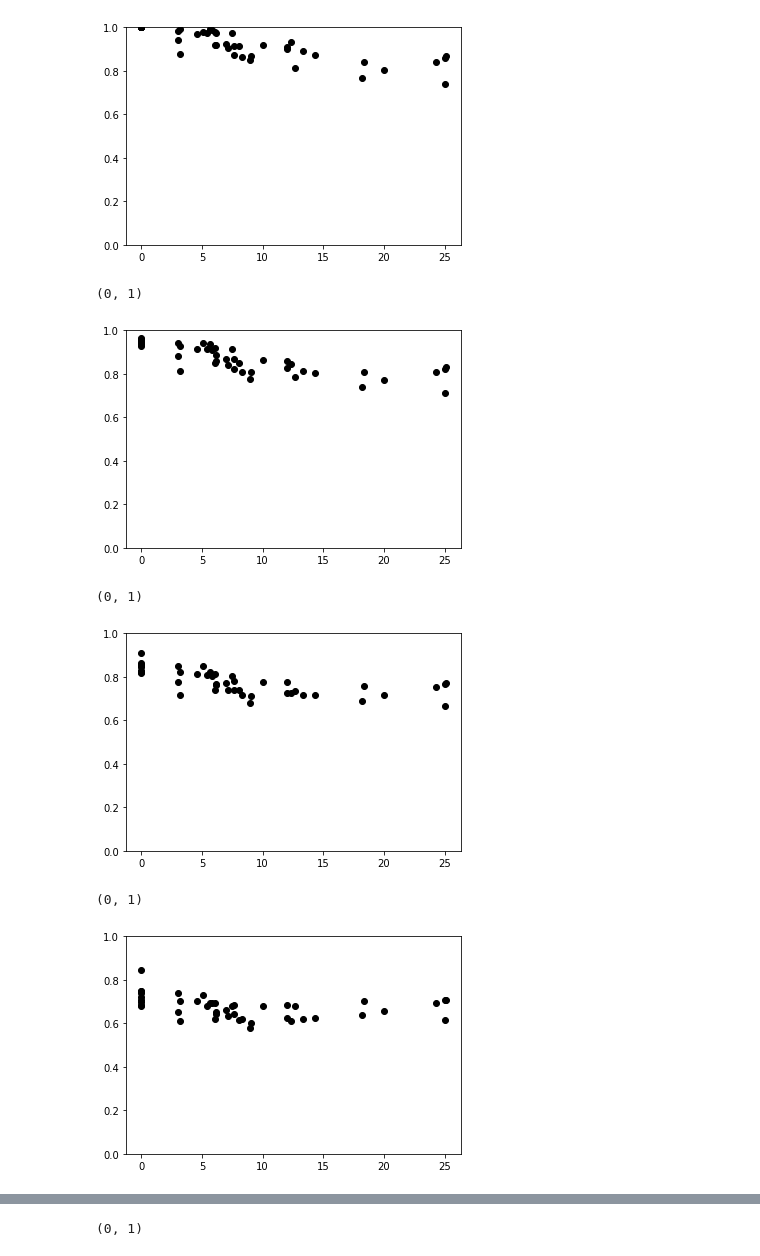
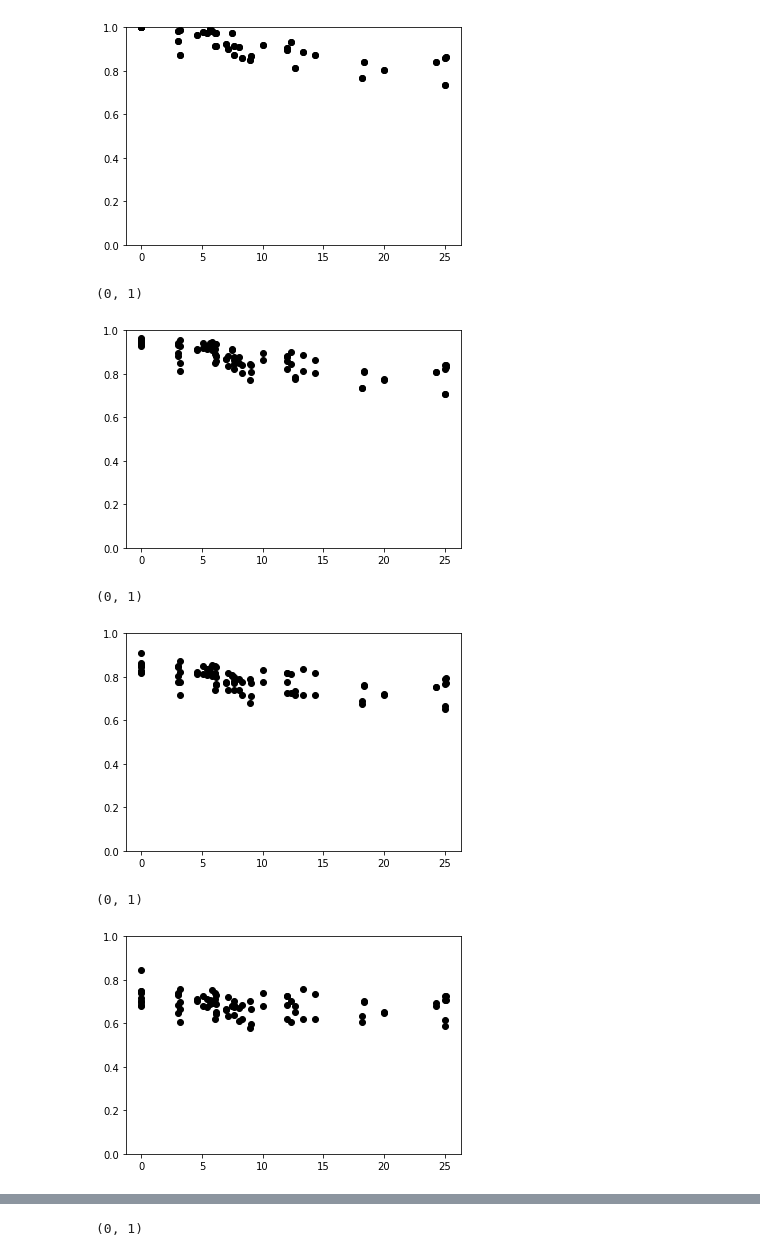
Before and after one commit to hribarjernej89/IntelLabDataAnalysis, a Jupyter notebook: Intel_lab_data.ipynb, the cells around one changed output, grey strips where cells are left out. Saved outputs shown, nothing was run; the diff lists cells and outputs as text; code cells hidden in the pictures.

```diff
--- a/Intel_lab_data.ipynb
+++ b/Intel_lab_data.ipynb
@@ -530,18 +525,17 @@ print(sum_cov3)
 # calculating the covariance for zero lag for Humidity
 i = 0
 
-hy0 = [None] * 45
-hx0 = [None] * 45
+hy0 = [None] * 81
+hx0 = [None] * 81
 k=0
 for first_column in Humidity_data:
     df1 = Humidity_data[first_column]
     std_test1=np.std(df1)
     j = 0
     for second_column in Humidity_data:
-        if j <= i:
             df2 = Humidity_data[second_column]
             std_test2=np.std(df2)
-            hy0[k] = (np.cov(df1,df2)/(std_test1*std_test2)).item((0, 1))
+            hy0[k] = np.corrcoef(df1, df2)[0, 1]
             hx0[k] = nodes_distances.iloc[i,j]
             j = j + 1
             k = k + 1
@@ -555,77 +549,74 @@ plt.ylim(0, 1)
 # calculating the covariance for lag 1 hour for Humidity
 i = 0
 
-hy1 = [None] * 45
-hx1 = [None] * 45
+hy1 = [None] * 81
+hx1 = [None] * 81
 k=0
 for first_column in Humidity_data:
     df1 = Humidity_data[first_column][:-1]
     std_test1=np.std(df1)
     j = 0
     for second_column in Humidity_data:
-        if j <= i:
-            df2 = Humidity_data[second_column][1:]
-            std_test2=np.std(df2)
-            hy1[k] = (np.cov(df1,df2)/(std_test1*std_test2)).item((0, 1))
-            hx1[k] = nodes_distances.iloc[i,j]
-            j = j + 1
-            k = k + 1
+        df2 = Humidity_data[second_column][1:]
+        std_test2=np.std(df2)
+        hy1[k] = np.corrcoef(df1, df2)[0, 1]
+        hx1[k] = nodes_distances.iloc[i,j]
+        j = j + 1
+        k = k + 1
     i = i + 1
 plt.scatter(hx1, hy1,  color='black')
 plt.ylim(0, 1)
 # %% [output]
 (0, 1)
-[figure, old version]
+[figure, new version]
 # %%
 # calculating the covariance for lag 2 hour for Humidity
 i = 0
 
-hy2 = [None] * 45
-hx2 = [None] * 45
+hy2 = [None] * 81
+hx2 = [None] * 81
 k=0
 for first_column in Humidity_data:
     df1 = Humidity_data[first_column][:-2]
     std_test1=np.std(df1)
     j = 0
     for second_column in Humidity_data:
-        if j <= i:
-            df2 = Humidity_data[second_column][2:]
-            std_test2=np.std(df2)
-            hy2[k] = (np.cov(df1,df2)/(std_test1*std_test2)).item((0, 1))
-            hx2[k] = nodes_distances.iloc[i,j]
-            j = j + 1
-            k = k + 1
+        df2 = Humidity_data[second_column][2:]
+        std_test2=np.std(df2)
+        hy2[k] = (np.cov(df1,df2)/(std_test1*std_test2)).item((0, 1))
+        hx2[k] = nodes_distances.iloc[i,j]
+        j = j + 1
+        k = k + 1
     i = i + 1
 plt.scatter(hx2, hy2,  color='black')
 plt.ylim(0, 1)
 # %% [output]
 (0, 1)
-[figure, old version]
+[figure, new version]
 # %%
 # calculating the covariance for lag 3 hour for Humidity
 i = 0
 
-hy3 = [None] * 45
-hx3 = [None] * 45
+hy3 = [None] * 81
+hx3 = [None] * 81
 k=0
 for first_column in Humidity_data:
     df1 = Humidity_data[first_column][:-3]
     std_test1=np.std(df1)
     j = 0
     for second_column in Humidity_data:
-        if j <= i:
-            df2 = Humidity_data[second_column][3:]
-            std_test2=np.std(df2)
-            hy3[k] = (np.cov(df1,df2)/(std_test1*std_test2)).item((0, 1))
-            hx3[k] = nodes_distances.iloc[i,j]
-            j = j + 1
-            k = k + 1
+        df2 = Humidity_data[second_column][3:]
+        std_test2=np.std(df2)
+        hy3[k] = np.corrcoef(df1, df2)[0, 1]
+        hx3[k] = nodes_distances.iloc[i,j]
+        j = j + 1
+        k = k + 1
     i = i + 1
 plt.scatter(hx3, hy3,  color='black')
 plt.ylim(0, 1)
 # %% [output]
 (0, 1)
-[figure, old version]
+[figure, new version]
 # %%
 # calculating the covariance for lag 4 hour for Humidity
 i = 0
```
Also changed, not shown: parts of 28 cells of this notebook.
